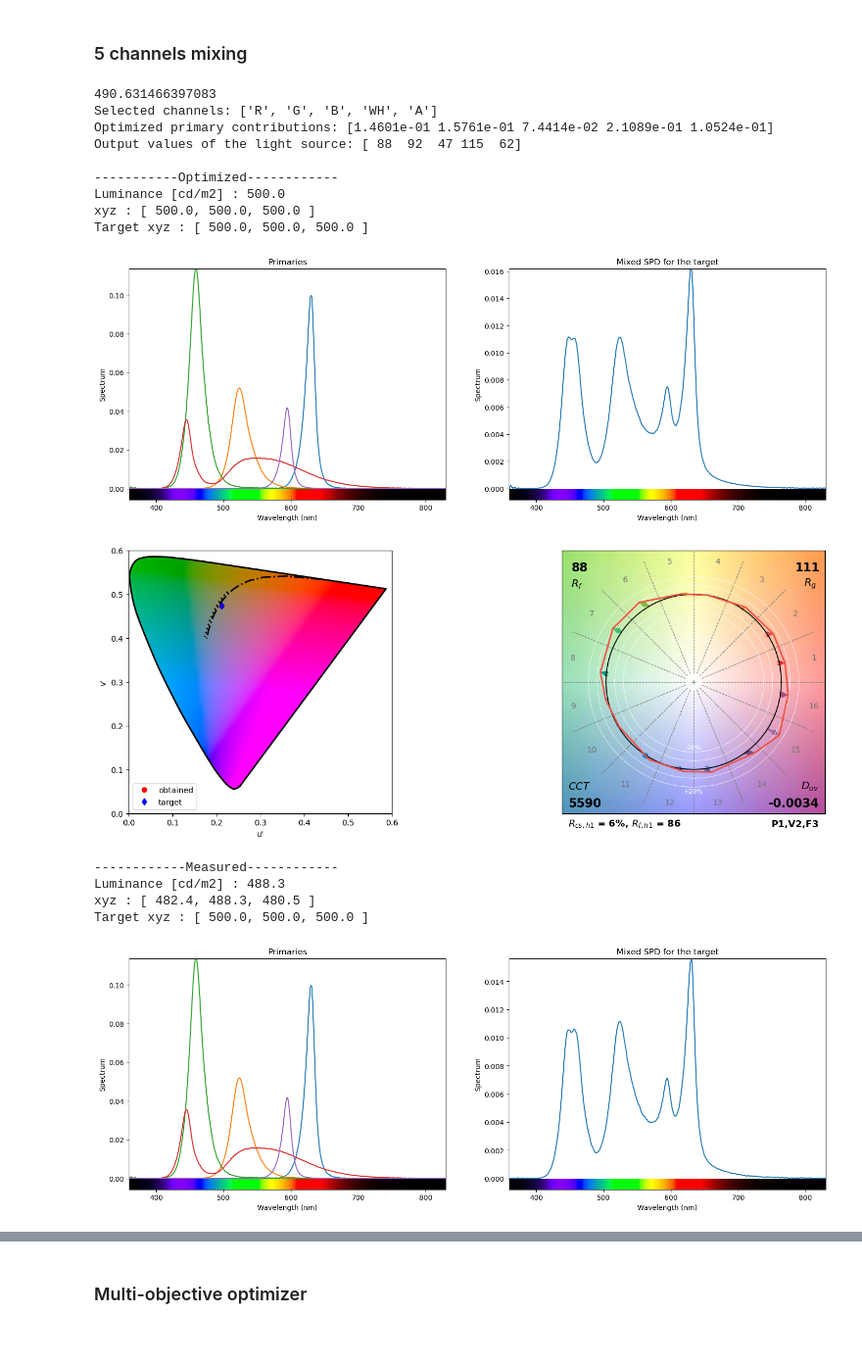
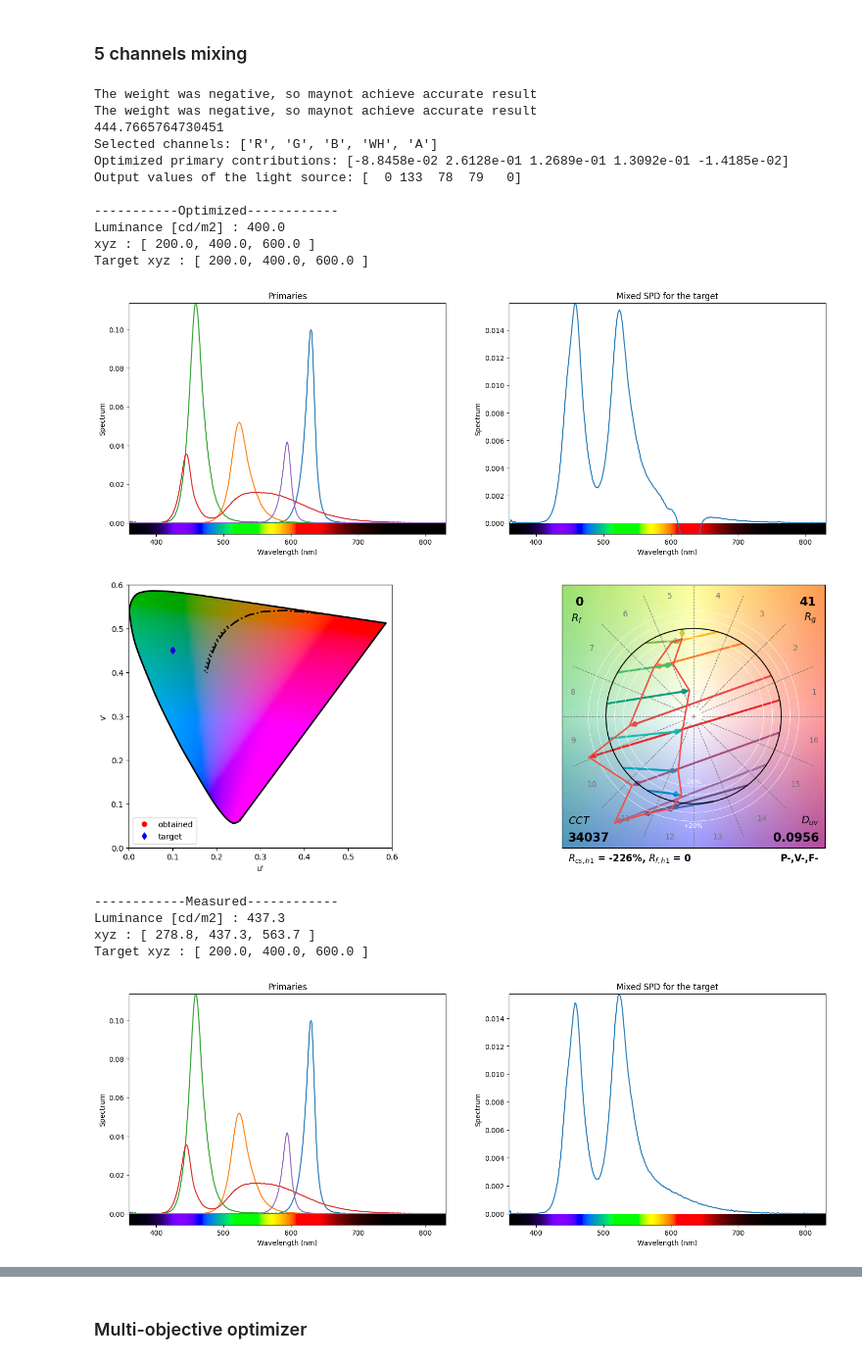
Before and after one commit to Amrit2608/Color_Science_Project, a Jupyter notebook: main.ipynb, the cells around one changed output, grey strips where cells are left out. Shown at 98% size. Cells and saved outputs as stored; diff of their text form; code cells hidden in the pictures.

```diff
--- a/main.ipynb
+++ b/main.ipynb
@@ -83,7 +57,7 @@ Turn on the laser pointer in JETI and check the measurement point.
 if dmx is not None:
     sp.jeti.set_laser(laser_on=True)
     dmx_render(0,0,0,0,0)
-    time.sleep(0.5)
+    time.sleep(2)
     sp.jeti.set_laser(laser_on=False)
 # %%
 def calibrate(filename=None):
@@ -145,4 +119,12 @@ def calibrate(filename=None):
 Calibrate the light source (or load existing calibrate data). <br>
 Calculate output-value v.s. output-luminance characteristic using poly fit function. <br>
 Show the graphs if specified (is_plot = True).
+# %%
+# f = 'output/data_20230324_163716.npz'
+# f = 'output/data_20230420_104200.npz'
+# f = None
+f = 'output/data_20230424_180235.npz'
+is_plot = False
+# is_plot = True
+data = calibrate(f)
 # %%
@@ -227,20 +191,24 @@ def getPrimarySPD(channels_idx):
 def getDriverValues(channels_idx, weights):
     output = []
     for i, w in zip(channels_idx, weights[0]):
-        v = normL2output[i](w)
-        output.append(v)
+        if w < 0:
+            output.append(0)
+            print("The weight was negative, so may not achieve accurate result")
+        else:
+            v = normL2output[i](w)
+            output.append(v)
     output = np.around(output)
     return np.asarray(output, dtype = np.uint8)
 
-def getL(channels_idx, output_values):
-    L = []
-    for i, w in zip(channels_idx, output_values):
-        v = output2L[i](w)
-        L.append(v)
-    return L
+# def getL(channels_idx, dr_value_in):
+#     L = []
+#     for i, w in zip(channels_idx, dr_value_in):
+#         v = output2L[i](w)
+#         L.append(v)
+#     return L
 
 def calculateOptimizedSPD(spd_p, weights):
-    weighted_p = spd_p[0][0:2].copy()
+    weighted_p = spd_p[0:2].copy()
     weighted_p[-1] *= 0
     for i, (p, w) in enumerate(zip(spd_p[1:], weights[0])):
         weighted_p[-1] += p*w
@@ -257,7 +225,8 @@ def showMixedSPD(spd_p, spd_optimized):
 
 def evaluate(spd, xyz_t):
     l = lx.spd_to_power(spd, ptype='pu', cieobs=cieobs)
-
+    if xyz_t is None:
+        xyz_t = [[100,100,100]]
     xyz_obtained = lx.spd_to_xyz(spd, relative=False, cieobs=cieobs)
     print("Luminance [cd/m2] : {:1.1f}".format(l[0][0]))
     print("xyz : [ {0[0]:1.1f}, {0[1]:1.1f}, {0[2]:1.1f} ]".format(xyz_obtained[0]))
@@ -308,7 +277,7 @@ def color_mixing(xyz_t, channels_idx):
     M = M_xyz
     output = getDriverValues(channels_idx, M)
 
-    print(np.sum(getL(channels_idx, output)))
+    # print(np.sum(getL(channels_idx, output)))
     print('Selected channels:', [labels[c] for c in channels_idx])
     print('Optimized primary contributions:', M[0])
     print('Output values of the light source:', output)
@@ -323,7 +292,3 @@ def color_mixing(xyz_t, channels_idx):
         spd_measured = measureSPD(channels_idx, output)
         showMixedSPD(spd_p, spd_measured)
         evaluate(spd_measured, xyz_t)
-
-xyz_t = np.array([[100, 100, 100]])*5
-channels_idx = [0, 1, 2]
-color_mixing(xyz_t, channels_idx)
@@ -372,23 +340,25 @@ Target xyz : [ 500.0, 500.0, 500.0 ]
 # %% [markdown]
 ### 5 channels mixing
 # %%
-xyz_t = np.array([[100, 100, 100]])*5
+xyz_t = np.array([[100, 200, 300]])*2
 channels_idx = [0, 1, 2, 3, 4]
 color_mixing(xyz_t,  channels_idx)
 # %% [output]
-490.631466397083
+The weight was negative, so maynot achieve accurate result
+The weight was negative, so maynot achieve accurate result
+444.7665764730451
 Selected channels: ['R', 'G', 'B', 'WH', 'A']
-Optimized primary contributions: [1.4601e-01 1.5761e-01 7.4414e-02 2.1089e-01 1.0524e-01]
-Output values of the light source: [ 88  92  47 115  62]
+Optimized primary contributions: [-8.8458e-02 2.6128e-01 1.2689e-01 1.3092e-01 -1.4185e-02]
+Output values of the light source: [  0 133  78  79   0]
 
 -----------Optimized------------
-Luminance [cd/m2] : 500.0
-xyz : [ 500.0, 500.0, 500.0 ]
-Target xyz : [ 500.0, 500.0, 500.0 ]
+Luminance [cd/m2] : 400.0
+xyz : [ 200.0, 400.0, 600.0 ]
+Target xyz : [ 200.0, 400.0, 600.0 ]
-[figure, old version]
+[figure, new version]
-[figure, old version]
+[figure, new version]
 ------------Measured------------
-Luminance [cd/m2] : 488.3
-xyz : [ 482.4, 488.3, 480.5 ]
-Target xyz : [ 500.0, 500.0, 500.0 ]
+Luminance [cd/m2] : 437.3
+xyz : [ 278.8, 437.3, 563.7 ]
+Target xyz : [ 200.0, 400.0, 600.0 ]
-[figure, old version]
+[figure, new version]
```
Also changed, not shown: parts of 10 cells of this notebook.
